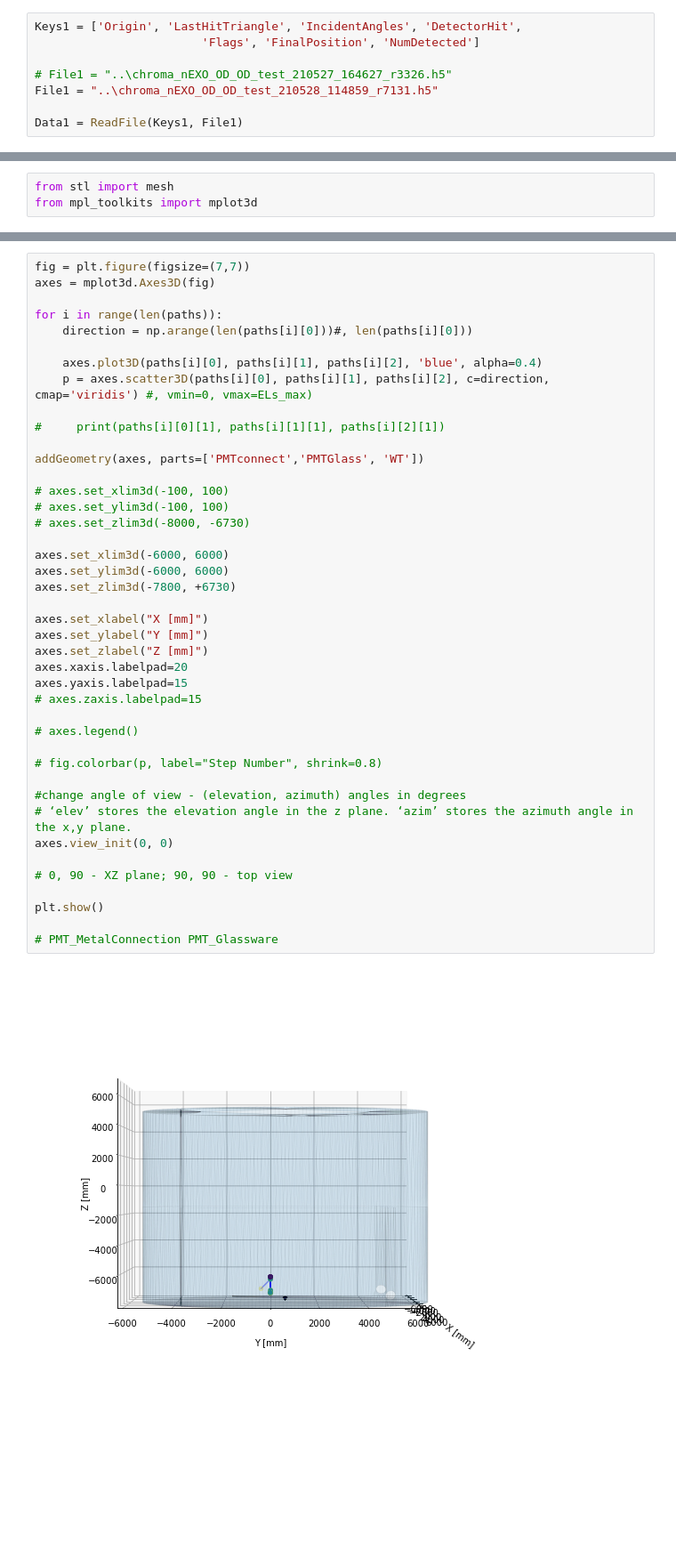
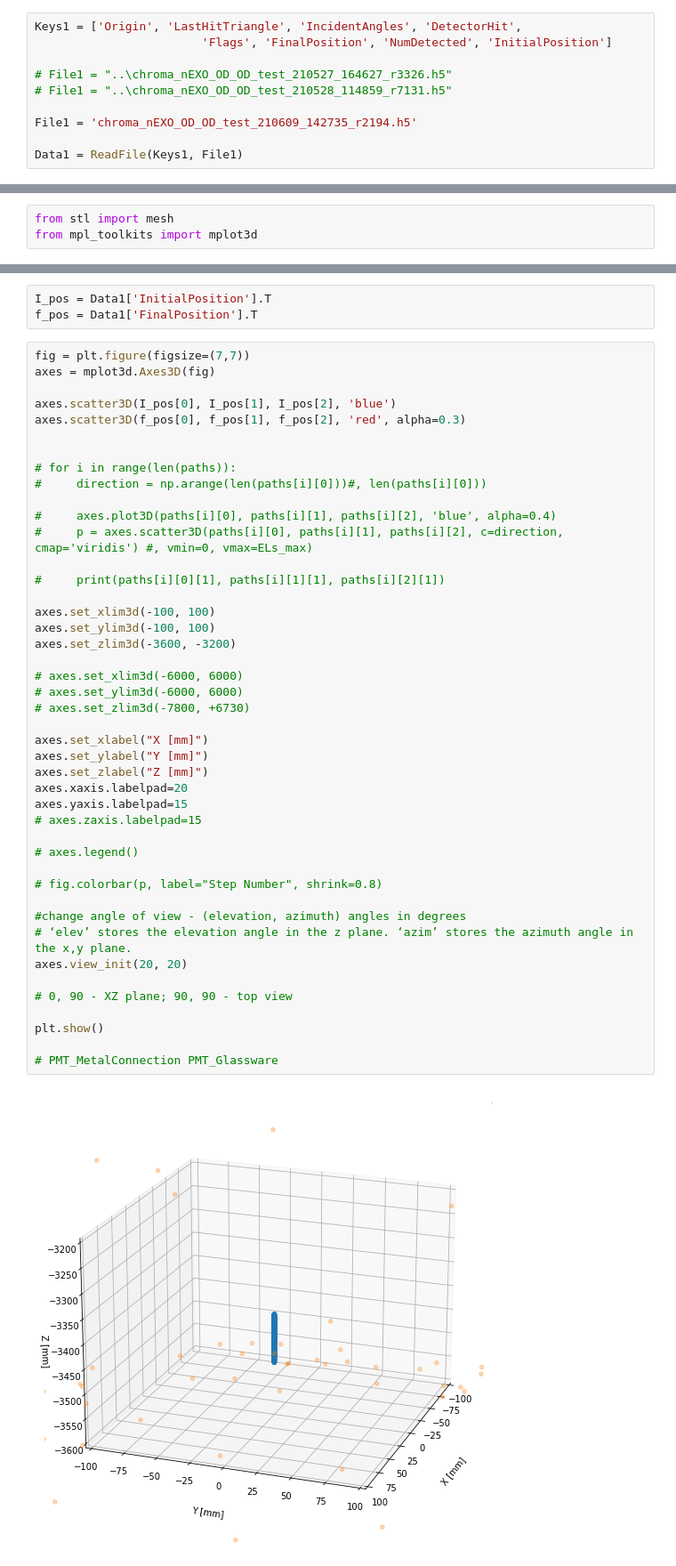
Before and after one commit to eklem1/OD_work, a Jupyter notebook: hfiles.ipynb, the cells around one changed output, grey strips where cells are left out. Shown at 89% size. Saved outputs shown, nothing was run; the diff lists cells and outputs as text; blank space fills up the shorter version.

```diff
--- a/hfiles.ipynb
+++ b/hfiles.ipynb
@@ -156,10 +156,12 @@ def ReadFile(Keys, File):
             return
 # %%
 Keys1 = ['Origin', 'LastHitTriangle', 'IncidentAngles', 'DetectorHit',
-                        'Flags', 'FinalPosition', 'NumDetected']
+                        'Flags', 'FinalPosition', 'NumDetected', 'InitialPosition']
 
 # File1 = "..\chroma_nEXO_OD_OD_test_210527_164627_r3326.h5"
-File1 = "..\chroma_nEXO_OD_OD_test_210528_114859_r7131.h5"
+# File1 = "..\chroma_nEXO_OD_OD_test_210528_114859_r7131.h5"
+
+File1 = 'chroma_nEXO_OD_OD_test_210609_142735_r2194.h5'
 
 Data1 = ReadFile(Keys1, File1)
 # %%
@@ -284,44 +188,49 @@ setMesh(shift=None)
+# %%
+I_pos = Data1['InitialPosition'].T
+f_pos = Data1['FinalPosition'].T
 # %%
 fig = plt.figure(figsize=(7,7))
 axes = mplot3d.Axes3D(fig)
 
-for i in range(len(paths)):
-    direction = np.arange(len(paths[i][0]))#, len(paths[i][0]))
+axes.scatter3D(I_pos[0], I_pos[1], I_pos[2], 'blue')
+axes.scatter3D(f_pos[0], f_pos[1], f_pos[2], 'red', alpha=0.3)
 
-    axes.plot3D(paths[i][0], paths[i][1], paths[i][2], 'blue', alpha=0.4)
-    p = axes.scatter3D(paths[i][0], paths[i][1], paths[i][2], c=direction, cmap='viridis') #, vmin=0, vmax=ELs_max)
+
+# for i in range(len(paths)):
+#     direction = np.arange(len(paths[i][0]))#, len(paths[i][0]))
+
+#     axes.plot3D(paths[i][0], paths[i][1], paths[i][2], 'blue', alpha=0.4)
+#     p = axes.scatter3D(paths[i][0], paths[i][1], paths[i][2], c=direction, cmap='viridis') #, vmin=0, vmax=ELs_max)
 
 #     print(paths[i][0][1], paths[i][1][1], paths[i][2][1])
 
-addGeometry(axes, parts=['PMTconnect','PMTGlass', 'WT'])
+axes.set_xlim3d(-100, 100)
+axes.set_ylim3d(-100, 100)
+axes.set_zlim3d(-3600, -3200)
 
-# axes.set_xlim3d(-100, 100)
-# axes.set_ylim3d(-100, 100)
-# axes.set_zlim3d(-8000, -6730)
-
-axes.set_xlim3d(-6000, 6000)
-axes.set_ylim3d(-6000, 6000)
-axes.set_zlim3d(-7800, +6730)
+# axes.set_xlim3d(-6000, 6000)
+# axes.set_ylim3d(-6000, 6000)
+# axes.set_zlim3d(-7800, +6730)
 
 axes.set_xlabel("X [mm]")
 axes.set_ylabel("Y [mm]")
 axes.set_zlabel("Z [mm]")
 axes.xaxis.labelpad=20
 axes.yaxis.labelpad=15
 # axes.zaxis.labelpad=15
 
 # axes.legend()
 
 # fig.colorbar(p, label="Step Number", shrink=0.8)
 
 #change angle of view - (elevation, azimuth) angles in degrees
 # ‘elev’ stores the elevation angle in the z plane. ‘azim’ stores the azimuth angle in the x,y plane.
-axes.view_init(0, 0)
+axes.view_init(20, 20)
 
 # 0, 90 - XZ plane; 90, 90 - top view
 
 plt.show()
 
 # PMT_MetalConnection PMT_Glassware
 # %% [output]
-[figure, old version]
+[figure, new version]
```
Also changed, not shown: parts of 8 cells of this notebook, 3 other files.
